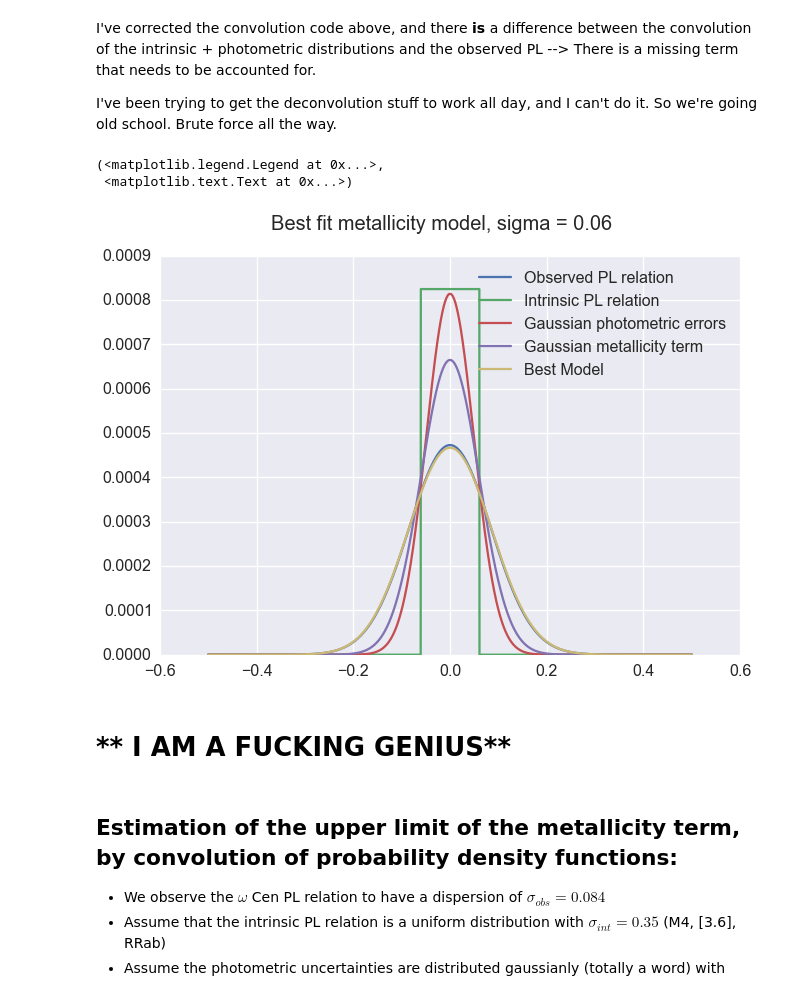
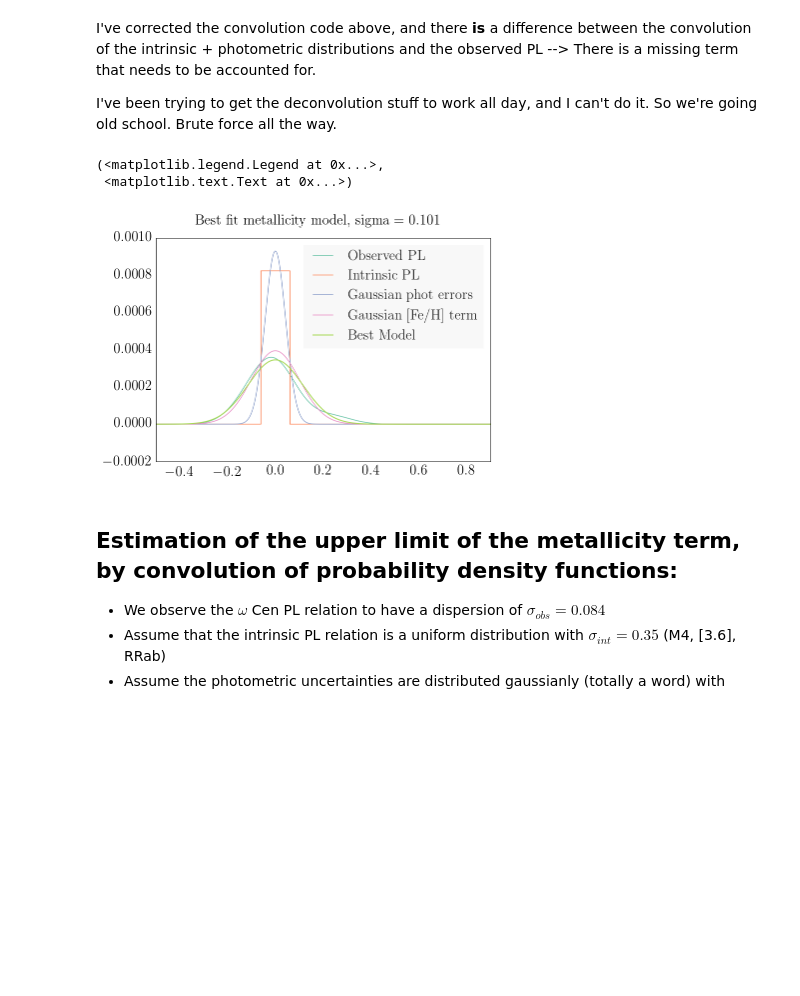
Before and after one commit to vickyscowcroft/ipython_notebooks, a Jupyter notebook: Convolving_uncertianties_PL_KDE_extension.ipynb, the cells around one changed output. Saved outputs shown, nothing was run; the diff lists cells and outputs as text; code cells hidden in the pictures; blank space fills up the shorter version.

```diff
--- a/Convolving_uncertianties_PL_KDE_extension.ipynb
+++ b/Convolving_uncertianties_PL_KDE_extension.ipynb
@@ -43,7 +78,6 @@ ax.legend(loc='upper left')
 full_width_of_PL = np.sqrt(12.)*0.035
 center_of_PL = -full_width_of_PL / 2
 intrinsic = stats.uniform(loc=center_of_PL,scale=full_width_of_PL)
-errscale = 0.049
 photometric = stats.norm(loc=0,scale=errscale)
 
 ## I'm not including a metallicity term at this point, becuase we haven't worked it out yet.
@@ -54,8 +88,8 @@ photometric = stats.norm(loc=0,scale=errscale)
 # But we can do much better (see later)
 
 #NB step-size determines precision of approximation
-delta = 1e-4
-big_grid = np.arange(-.5,.5,delta)
+#delta = 1e-4
+#big_grid = np.arange(-.5,.5,delta)
 
 # Cannot analytically convolve continuous PDFs, in general.
 # So we now make a probability mass function on a fine grid
@@ -66,12 +100,5 @@ conv_pmf = scipy.signal.fftconvolve(pmf1,pmf2,'same') # Convolved probability ma
 print "Grid length, sum(gauss_pmf), sum(uni_pmf),sum(conv_pmf):"
 print len(big_grid), sum(photometric.pdf(big_grid)*delta), sum(intrinsic.pdf(big_grid)*delta), sum(conv_pmf)
 conv_pmf = conv_pmf/sum(conv_pmf)
-
-plt.plot(big_grid,pmf1, label='Intrinsic PL relation')
-plt.plot(big_grid,pmf2, label='Gaussian photometric errors')
-plt.plot(big_grid,conv_pmf, label='Convolution')
-plt.xlim(-0.6,max(big_grid))
-plt.legend(loc='best')
-plt.suptitle('PL relation convolved PMFs - no metallicity term')
 # %% [output]
 Grid length, sum(gauss_pmf), sum(uni_pmf),sum(conv_pmf):
@@ -85,19 +109,18 @@ Just by adding the photometric uncertainties to this PL, we're seeing it look mo
 full_width_of_PL = np.sqrt(12.)*0.035
 center_of_PL = -full_width_of_PL / 2
 intrinsic = stats.uniform(loc=center_of_PL,scale=full_width_of_PL)
-errscale = 0.049
 photometric = stats.norm(loc=0,scale=errscale)
 
 observed_PL_1sigma = 0.0843634290098
 observed_PL_relation = stats.norm(loc=0,scale=observed_PL_1sigma)
 
 #NB step-size determines precision of approximation
-delta = 1e-4
-big_grid = np.arange(-.5,.5,delta)
+#delta = 1e-4
+#big_grid = np.arange(-.5,.5,delta)
 
 
 ## Setting up the PDFs and PMFs for the components
-pmf_o = observed_PL_relation.pdf(big_grid)*delta
+pmf_o = actual_pdf * delta # observed_PL_relation.pdf(big_grid)*delta
 pmf_i = intrinsic.pdf(big_grid)*delta
 pmf_p = photometric.pdf(big_grid)*delta
 
@@ -107,11 +130,11 @@ print len(pmf_o), len(pmf_i), len(pmf_p)
 conv_pmf = scipy.signal.fftconvolve(pmf_i,pmf_p,'same')
 conv_pmf = conv_pmf/sum(conv_pmf)
 
-plt.plot(big_grid,pmf_o, label='Observed PL relation')
-plt.plot(big_grid,pmf_i, label='Intrinsic PL relation')
-plt.plot(big_grid,pmf_p, label='Photometric Uncertainties')
+plt.plot(big_grid,pmf_o, label='Observed PL')
+plt.plot(big_grid,pmf_i, label='Intrinsic PL')
+plt.plot(big_grid,pmf_p, label='Phot Uncertainties')
 plt.plot(big_grid, conv_pmf, label='Intrinsic + Phot')
-plt.xlim(min(big_grid),max(big_grid))
+plt.xlim(min(big_grid),max(big_grid)+0.4)
 plt.ylim(0,0.001)
-plt.legend(loc='best'), plt.suptitle('Observed PL relation and known components')
+plt.legend(loc='best', prop={'size':14}), plt.suptitle('Observed PL relation and known components')
 # %% [output]
@@ -130,45 +153,42 @@ I've been trying to get the deconvolution stuff to work all day, and I can't do
 ## Deconvolution is hard.
 
 ## Can I brute force this??
 
 #First convolve the intrinsic PL and the photometric errors. This will be the same every time
 conv_pmf = scipy.signal.fftconvolve(pmf_i,pmf_p,'same')
 
 difference_min = 10000000
 
 # Then iterate over a range of values for the uncertainty introduced by metallicity
-for metals in np.arange(0, 0.1, 0.01):
+for metals in np.linspace(0, 0.25, 100):
     metallicity = stats.norm(loc=0,scale=metals)
     pmf_m = metallicity.pdf(big_grid)*delta
     metallicity_convolved = scipy.signal.fftconvolve(conv_pmf, pmf_m, 'same')
     metallicity_convolved = metallicity_convolved/sum(metallicity_convolved)
 
     ## Check how different this is from the observed PL
     ## I tried using the ratio of the convoltion and the observed PL, but that was shit.
     ## What about the absolute difference?
     difference = sum(abs(metallicity_convolved - pmf_o))
     if difference < difference_min:
         difference_min = difference
         best_metallicity = metals
         best_metallicity_pmf = pmf_m
         best_convolved = metallicity_convolved
 
-plt.plot(big_grid,pmf_o, label='Observed PL relation')
-plt.plot(big_grid,pmf_i, label='Intrinsic PL relation')
-plt.plot(big_grid,pmf_p, label='Gaussian photometric errors')
-plt.plot(big_grid,best_metallicity_pmf, label="Gaussian metallicity term")
+ppl.plot(big_grid,pmf_o, label='Observed PL')
+ppl.plot(big_grid,pmf_i, label='Intrinsic PL')
+ppl.plot(big_grid,pmf_p, label='Gaussian phot errors')
+ppl.plot(big_grid,best_metallicity_pmf, label="Gaussian [Fe/H] term")
 plt.plot(big_grid, best_convolved, label="Best Model")
+plt.xlim(-0.5, 0.9)
 
-
-title_text = 'Best fit metallicity model, sigma = ' + str(best_metallicity)
-plt.legend(loc='best'), plt.suptitle(title_text)
+title_text = 'Best fit metallicity model, sigma = {:.3f}'.format(best_metallicity)
+ppl.legend(loc='best', prop={'size':14}), plt.suptitle(title_text)
 # %% [output]
 (<matplotlib.legend.Legend at 0x...>,
  <matplotlib.text.Text at 0x...>)
-[figure, old version]
+[figure, new version]
-# %% [markdown]
-** I AM A FUCKING GENIUS**
-==============
 # %% [markdown]
 Estimation of the upper limit of the metallicity term, by convolution of probability density functions:
 -------------------------------------------------------------------------------------------------
```
Also changed, not shown: parts of 6 cells of this notebook.
